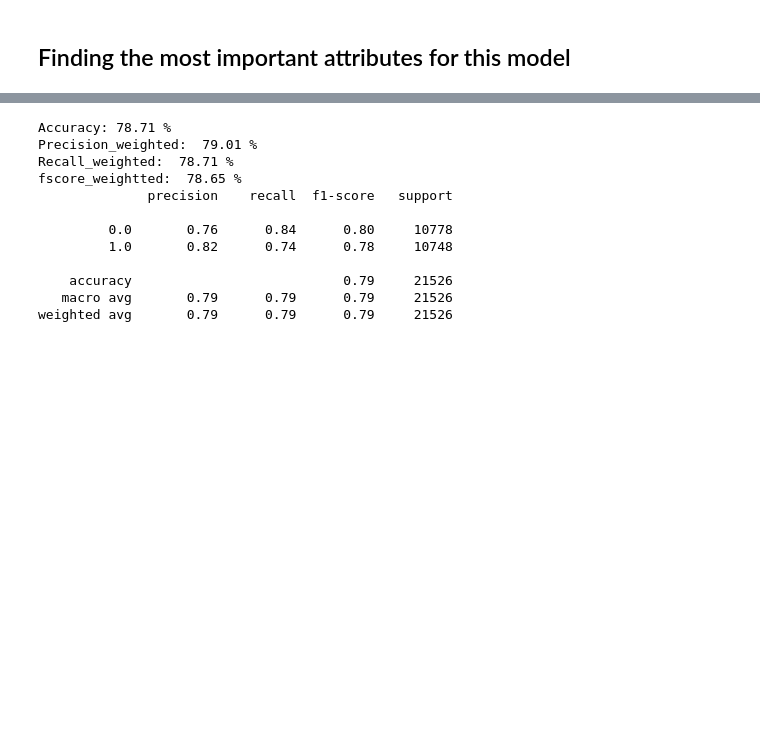
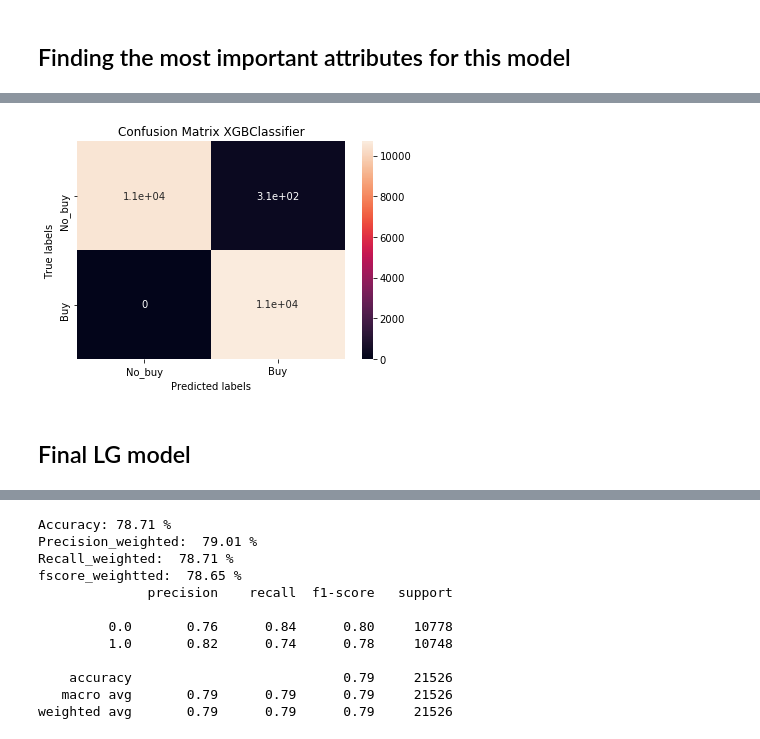
Before and after one commit to Cristinamulas/predicting-behavior-of-new-costumers-based-on-cookies-data, a Jupyter notebook: second_book_tuesday 409PM.ipynb, the cells around one changed output, grey strips where cells are left out. Saved outputs shown, nothing was run; the diff lists cells and outputs as text; code cells hidden in the pictures; blank space fills up the shorter version.

```diff
--- a/second_book_tuesday 409PM.ipynb
+++ b/second_book_tuesday 409PM.ipynb
@@ -437,0 +468,2 @@ Name: Coefficients, dtype: float64
+# %%
+model_xgb, prediction_xg = classifier_modeling(xgb.XGBClassifier(), X_train, y_train, X_val)
@@ -437,0 +495,9 @@ Name: Coefficients, dtype: float64
+# %%
+param_grid_xgb = {
+    'learning_rate': [0.1, 0.2],
+    'max_depth': [6],
+    'min_child_weight': [1, 2],
+    'subsample': [0.5, 0.7]
+}
+# %%
+val_preds = tune_parameters_clf( model_xgb, 4, X_train, y_train, X_val, param_grid_xgb)
@@ -437,0 +525,6 @@ Name: Coefficients, dtype: float64
+# %%
+confusion_m(y_val,val_preds, 'XGBClassifier')
+# %% [output]
+[figure, added]
+# %% [markdown]
+## Final LG model
```
Also changed, not shown: parts of 36 cells of this notebook, 1 other file.
